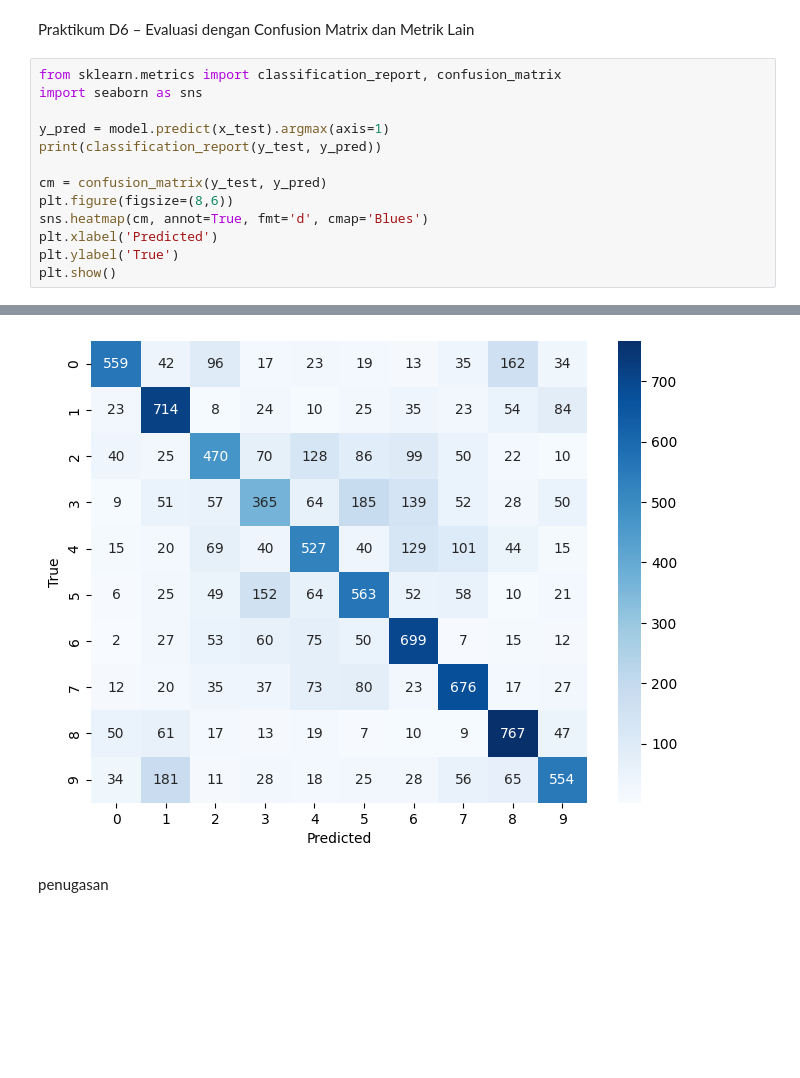
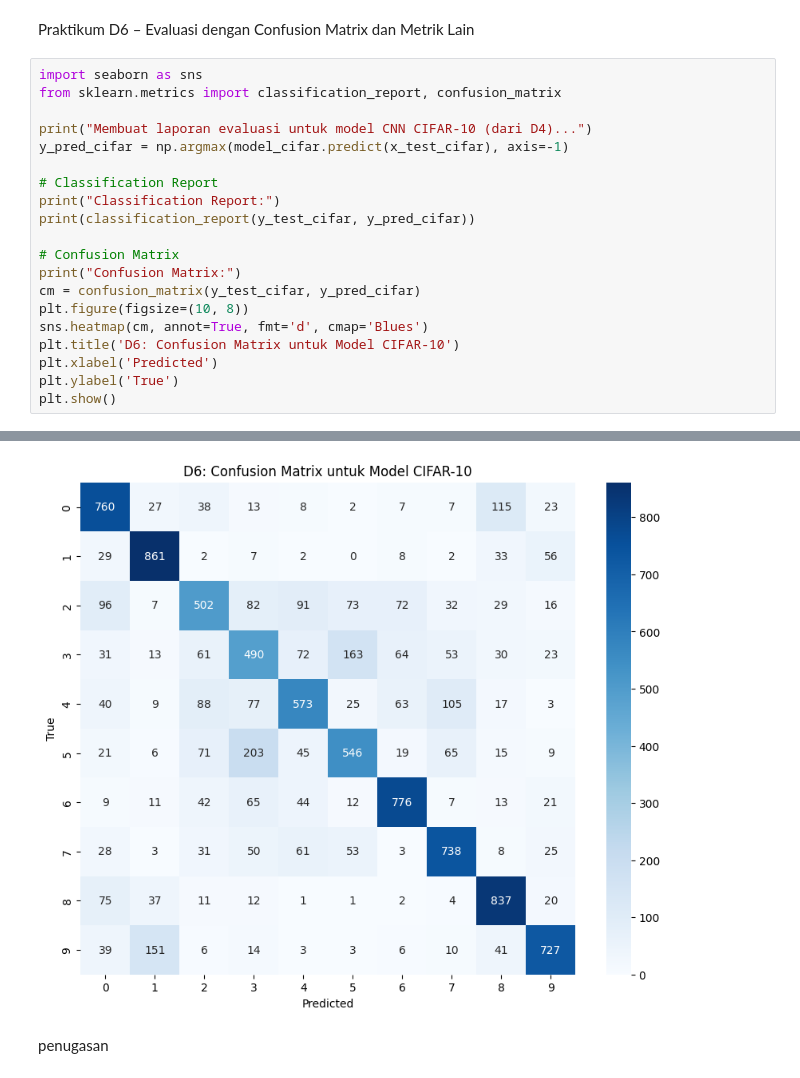
Before and after one commit to AlmahdiPen/Visi_Komputer_TI-2A, a Jupyter notebook: klasifikasi_gambar.ipynb, the cells around one changed output, grey strips where cells are left out. Drawn from its saved outputs; the diff is of its cells as text; blank space fills up the shorter version.

```diff
--- a/klasifikasi_gambar.ipynb
+++ b/klasifikasi_gambar.ipynb
@@ -206,15 +237,22 @@ Epoch 5/5
 # %% [markdown]
 Praktikum D6 – Evaluasi dengan Confusion Matrix dan Metrik Lain
 # %%
+import seaborn as sns
 from sklearn.metrics import classification_report, confusion_matrix
-import seaborn as sns
 
-y_pred = model.predict(x_test).argmax(axis=1)
-print(classification_report(y_test, y_pred))
+print("Membuat laporan evaluasi untuk model CNN CIFAR-10 (dari D4)...")
+y_pred_cifar = np.argmax(model_cifar.predict(x_test_cifar), axis=-1)
 
-cm = confusion_matrix(y_test, y_pred)
-plt.figure(figsize=(8,6))
+# Classification Report
+print("Classification Report:")
+print(classification_report(y_test_cifar, y_pred_cifar))
+
+# Confusion Matrix
+print("Confusion Matrix:")
+cm = confusion_matrix(y_test_cifar, y_pred_cifar)
+plt.figure(figsize=(10, 8))
 sns.heatmap(cm, annot=True, fmt='d', cmap='Blues')
+plt.title('D6: Confusion Matrix untuk Model CIFAR-10')
 plt.xlabel('Predicted')
 plt.ylabel('True')
 plt.show()
@@ -239,4 +277,4 @@ weighted avg       0.59      0.59      0.59     10000
-[figure, old version]
+[figure, new version]
 # %% [markdown]
 penugasan
 # %%
```
Also changed, not shown: parts of 9 cells of this notebook.
